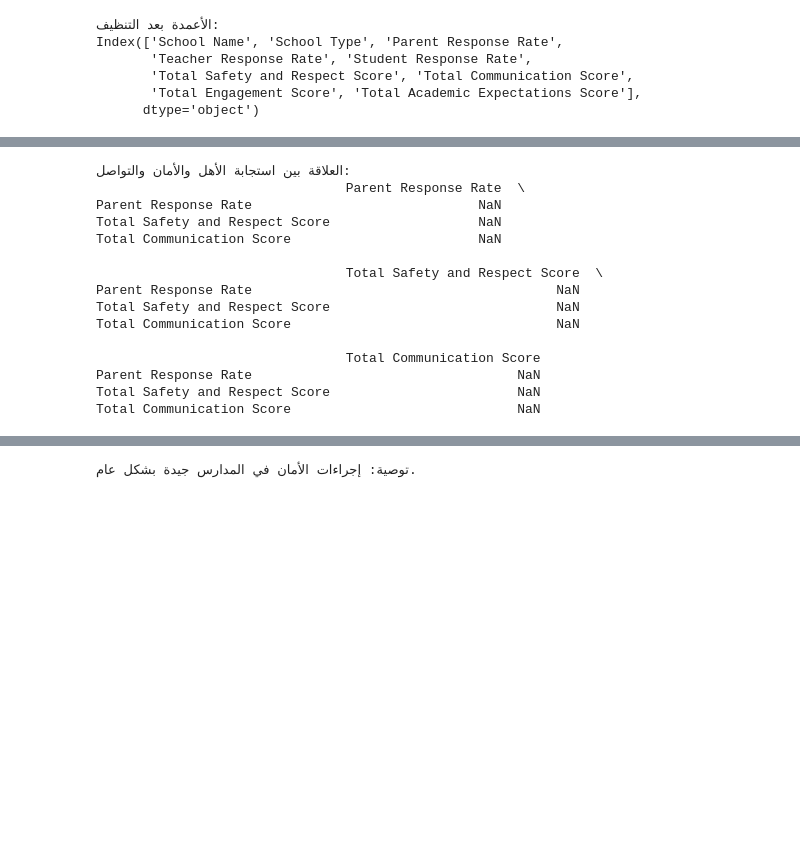
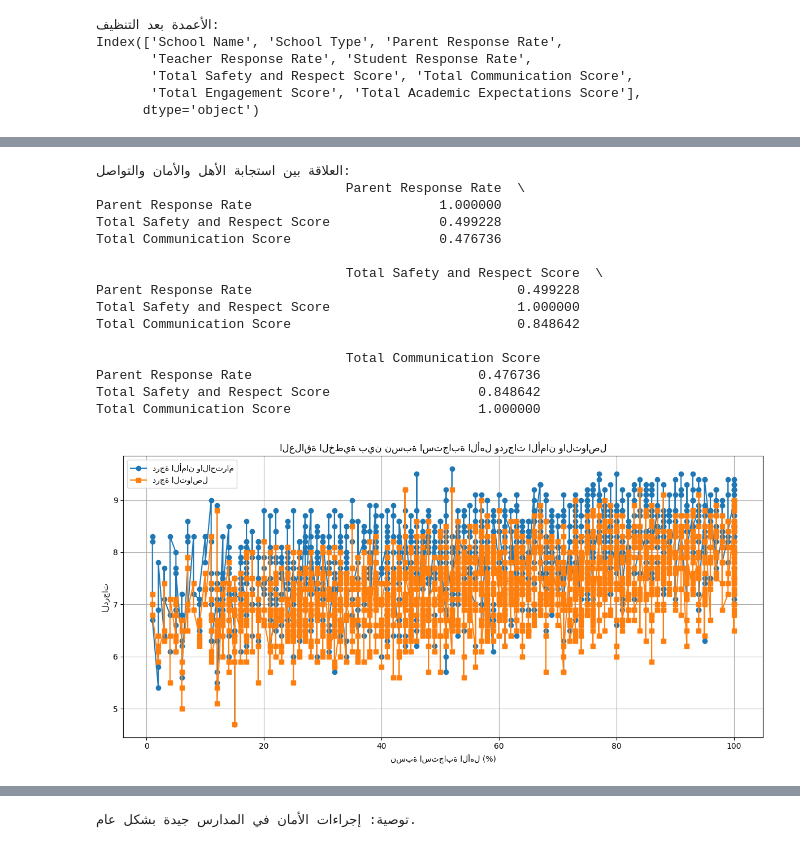
Before and after one commit to Raed11998/Task2, a Jupyter notebook: Task3.ipynb, the cells around one changed output, grey strips where cells are left out. Cells and saved outputs as stored; diff of their text form; code cells hidden in the pictures; blank space fills up the shorter version.

```diff
--- a/Task3.ipynb
+++ b/Task3.ipynb
@@ -42,7 +43,6 @@ school_types = data['School Type'].unique()
 data['Parent Response Rate'] = pd.to_numeric(data['Parent Response Rate'].str.replace('%', '', regex=False), errors='coerce')
 data['Teacher Response Rate'] = pd.to_numeric(data['Teacher Response Rate'].str.replace('%', '', regex=False), errors='coerce')
 data['Student Response Rate'] = pd.to_numeric(data['Student Response Rate'].str.replace('%', '', regex=False), errors='coerce')
-data['School Name'] = pd.to_numeric(data['School Name'].str.replace('%', '', regex=False), errors='coerce')
 # %%
 #تحويل درجات الأمان والتواصل إلى أرقام (وإزالة أي نصوص غير صالحة)
 data['Total Safety and Respect Score'] = pd.to_numeric(data['Total Safety and Respect Score'], errors='coerce')
@@ -99,10 +99,6 @@ dtype: int64
 
 # حذف الأعمدة الغير ضرورية (مثل DBN )
 data_cleaned = data.drop(columns=['DBN'])
-# %%
-
-# التعامل مع القيم المفقودة (حذف الصفوف التي تحتوي على قيم مفقودة)
-data_cleaned = data_cleaned.dropna()
 # %%
 
 # عرض الأعمدة بعد التنظيف
@@ -129,19 +139,42 @@ print(f'العلاقة بين استجابة الأهل والأمان والت
 # %% [output]
 العلاقة بين استجابة الأهل والأمان والتواصل:
                                 Parent Response Rate  \
-Parent Response Rate                             NaN
-Total Safety and Respect Score                   NaN
-Total Communication Score                        NaN
+Parent Response Rate                        1.000000
+Total Safety and Respect Score              0.499228
+Total Communication Score                   0.476736
 
                                 Total Safety and Respect Score  \
-Parent Response Rate                                       NaN
-Total Safety and Respect Score                             NaN
-Total Communication Score                                  NaN
+Parent Response Rate                                  0.499228
+Total Safety and Respect Score                        1.000000
+Total Communication Score                             0.848642
 
                                 Total Communication Score
-Parent Response Rate                                  NaN
-Total Safety and Respect Score                        NaN
-Total Communication Score                             NaN
+Parent Response Rate                             0.476736
+Total Safety and Respect Score                   0.848642
+Total Communication Score                        1.000000
+# %%
+
+
+import matplotlib.pyplot as plt
+
+# ترتيب البيانات حسب نسبة استجابة الأهل
+data_sorted = data_cleaned.sort_values('Parent Response Rate')
+
+# رسم الخطوط
+plt.figure(figsize=(12, 6))
+plt.plot(data_sorted['Parent Response Rate'], data_sorted['Total Safety and Respect Score'], label='درجة الأمان والاحترام', marker='o')
+plt.plot(data_sorted['Parent Response Rate'], data_sorted['Total Communication Score'], label='درجة التواصل', marker='s')
+
+# إعدادات الشكل
+plt.title('العلاقة الخطية بين نسبة استجابة الأهل ودرجات الأمان والتواصل')
+plt.xlabel('نسبة استجابة الأهل (%)')
+plt.ylabel('الدرجات')
+plt.legend()
+plt.grid(True)
+plt.tight_layout()
+plt.show()
+# %% [output]
+[figure, added]
 # %%
 
 # العثور على المدارس ذات الدرجات الاستثنائية (أعلى من 9 أو أقل من 5)
```
Also changed, not shown: parts of 6 cells of this notebook.
